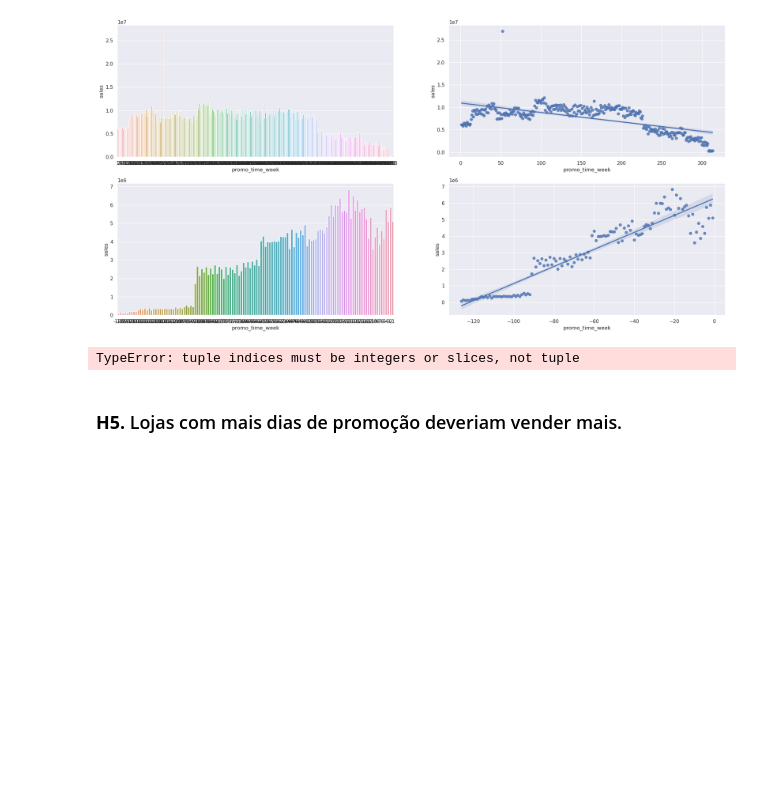
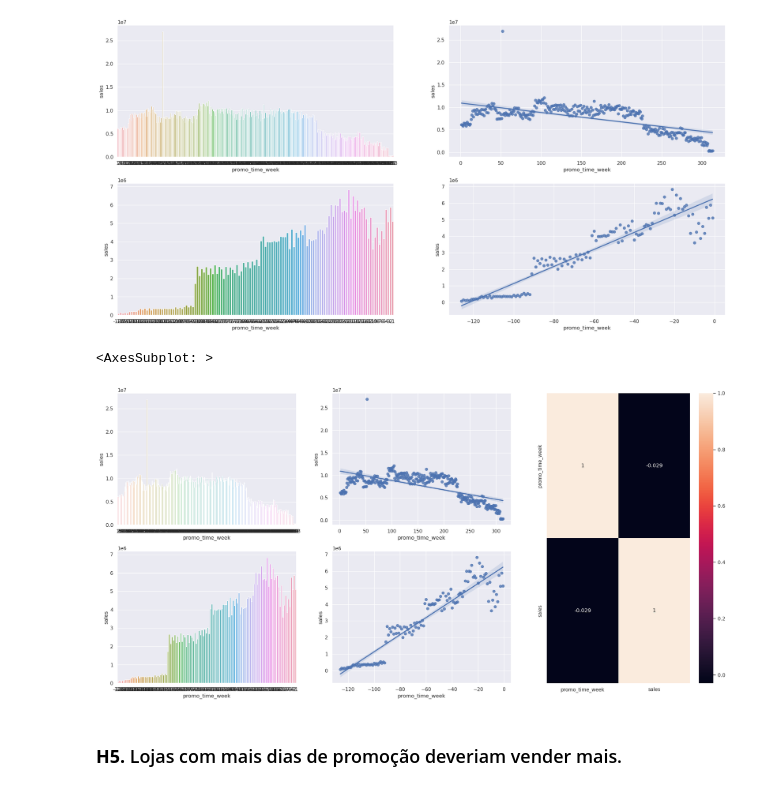
Before and after one commit to jonhsel/data_science_producao, a Jupyter notebook: m04_v01_store_sales_prediction.ipynb, the cells around one changed output. Drawn from its saved outputs; the diff is of its cells as text; code cells hidden in the pictures; blank space fills up the shorter version.

```diff
--- a/m04_v01_store_sales_prediction.ipynb
+++ b/m04_v01_store_sales_prediction.ipynb
@@ -733,23 +734,24 @@ sns.regplot(x='promo_time_week', y='sales', data=aux3)
 <AxesSubplot: xlabel='promo_time_week', ylabel='sales'>
 [figure]
 # %%
-grid = GridSpec=(2,3)
+grid = gridspec.GridSpec(2,3)
 
 plt.subplot(grid[0,0])
 aux2 = aux1[aux1['promo_time_week']>0] #promo estendida
 sns.barplot(x='promo_time_week', y='sales', data=aux2)
 
 plt.subplot(grid[0,1])
 sns.regplot(x='promo_time_week', y='sales', data=aux2)
 
 plt.subplot(grid[1,0])
 aux3 = aux1[aux1['promo_time_week']<0] #promo normal
 sns.barplot(x='promo_time_week', y='sales', data=aux3)
 
 plt.subplot(grid[1,1])
 sns.regplot(x='promo_time_week', y='sales', data=aux3)
 
-plt.subplot(grid[:2])
+plt.subplot(grid[:,2])
 sns.heatmap(aux1.corr(method='pearson'), annot=True)
 # %% [output]
-TypeError: tuple indices must be integers or slices, not tuple
+<AxesSubplot: >
+[figure, added]
```
Also changed, not shown: parts of 6 cells of this notebook.
